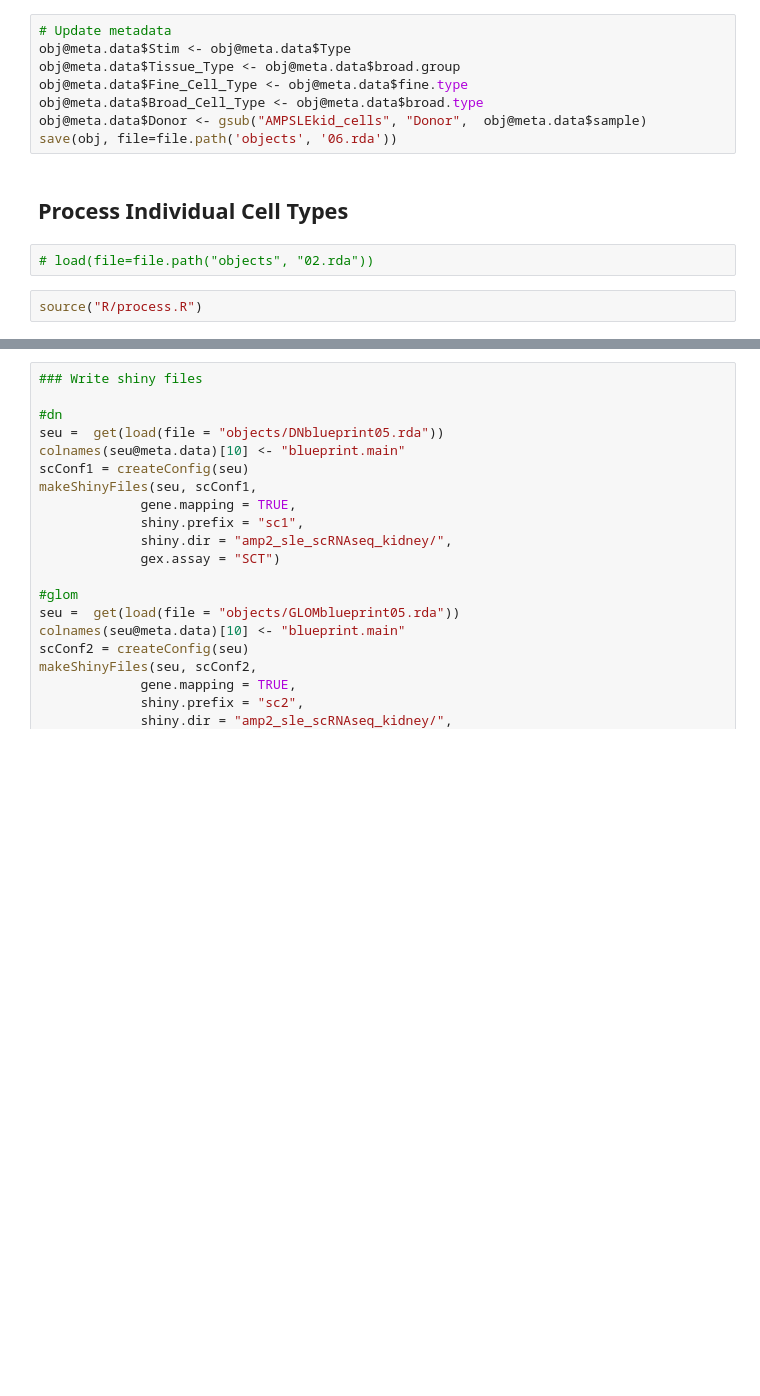
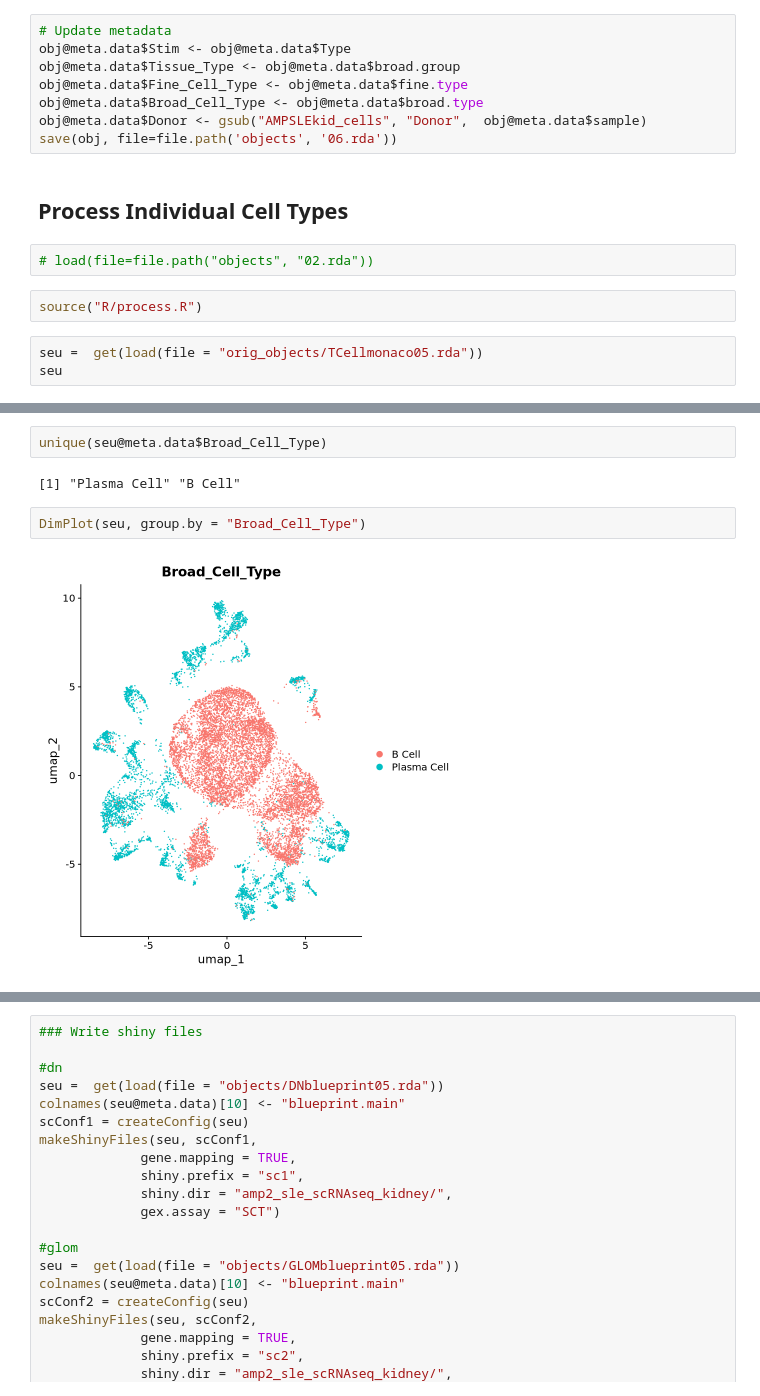
Before and after one commit to siegelna/amp_data, a Jupyter notebook: phase2/analysis.ipynb, the cells around one changed output, grey strips where cells are left out. Drawn from its saved outputs; the diff is of its cells as text; blank space fills up the shorter version.

Commit message:
merge bcell objects

```diff
--- a/phase2/analysis.ipynb
+++ b/phase2/analysis.ipynb
@@ -59,3 +60,6 @@ save(obj, file=file.path('objects', '06.rda'))
 # load(file=file.path("objects", "02.rda"))
 # %%
 source("R/process.R")
+# %%
+seu =  get(load(file = "orig_objects/TCellmonaco05.rda"))
+seu
@@ -61,0 +82,8 @@ source("R/process.R")
+# %%
+unique(seu@meta.data$Broad_Cell_Type)
+# %% [output]
+[1] "Plasma Cell" "B Cell"
+# %%
+DimPlot(seu, group.by = "Broad_Cell_Type")
+# %% [output]
+[figure, added]
```
Also changed, not shown: parts of 7 cells of this notebook, 4 other files.
